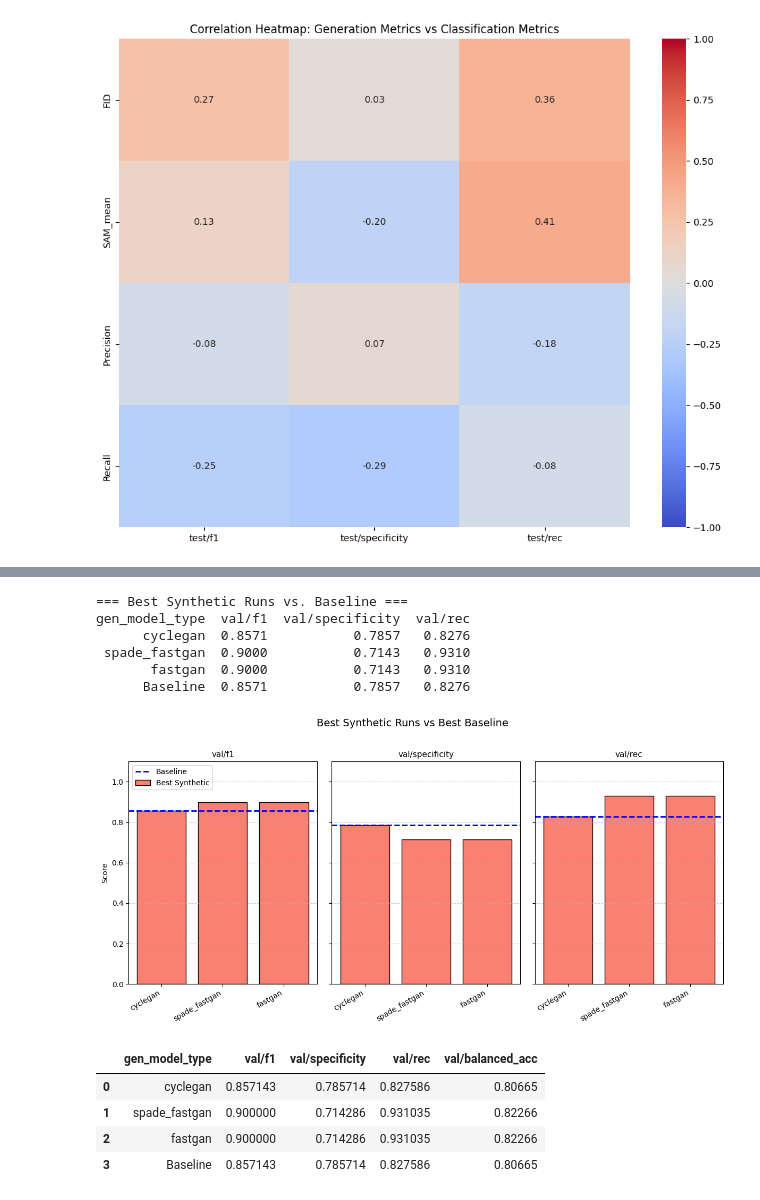
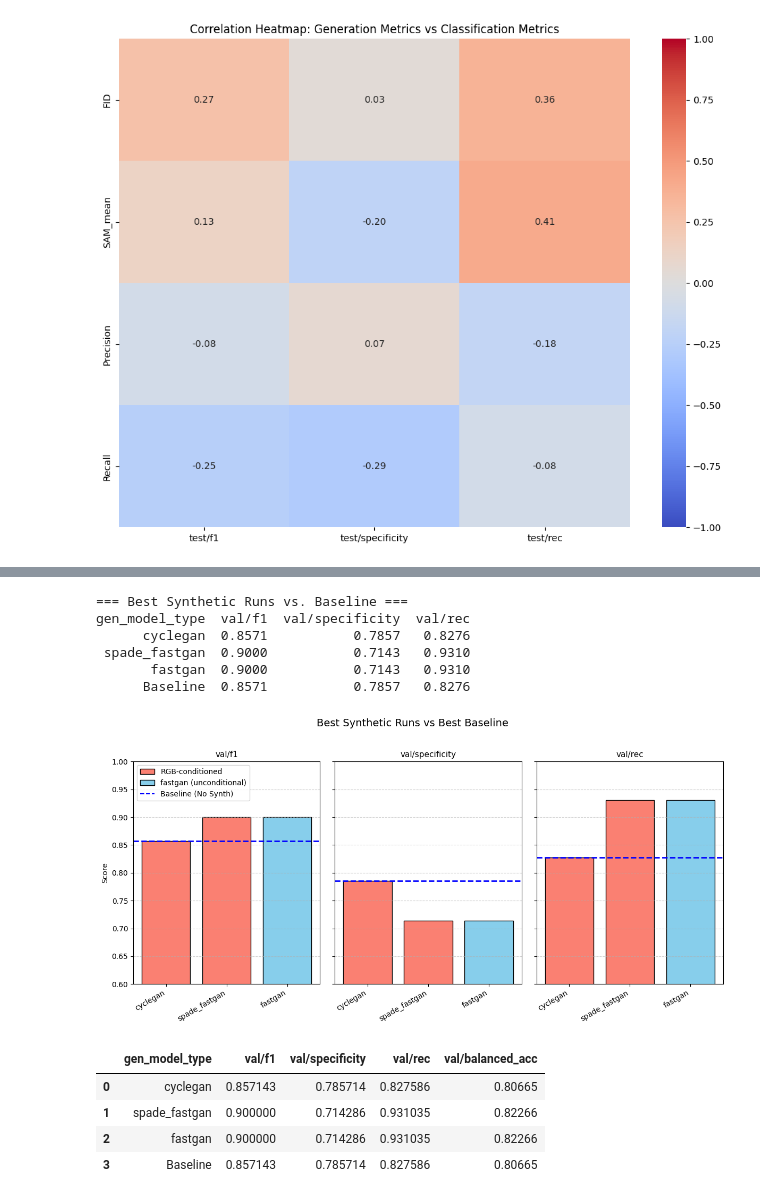
Before and after one commit to teaching-FEEC/dgm-2025.2, a Jupyter notebook: projects/hyperskin/notebooks/explore_synth_runs.ipynb, the cells around one changed output, grey strips where cells are left out. Drawn from its saved outputs; the diff is of its cells as text; code cells hidden in the pictures.

Commit message:
updated best gen model figure

```diff
--- a/projects/hyperskin/notebooks/explore_synth_runs.ipynb
+++ b/projects/hyperskin/notebooks/explore_synth_runs.ipynb
@@ -429,7 +429,7 @@ comparison_df = pd.concat(
 print("\n=== Best Synthetic Runs vs. Baseline ===")
 print(comparison_df.round(4).to_string(index=False))
 
-# --- Plot (unchanged) ---
+# --- Plot (with fastgan highlighted) ---
 fig, axes = plt.subplots(
     1, len(metrics), figsize=(4 * len(metrics), 6), sharey=True
 )
@@ -437,43 +437,63 @@ fig, axes = plt.subplots(
 x = np.arange(len(data))
 for i, metric in enumerate(metrics):
     ax = axes[i]
+
     synth_vals = [vals[i] for _, vals in data]
     baseline_val = best_baseline_run[metric]
 
-    ax.bar(
+    # Determine bar colors: green for 'fastgan', salmon otherwise
+    bar_colors = [
+        'skyblue' if gen_model == 'fastgan' else 'salmon'
+        for gen_model, _ in data
+    ]
+
+    bars = ax.bar(
         x,
         synth_vals,
-        color='salmon',
+        color=bar_colors,
         edgecolor='black',
         label='Best Synthetic',
     )
+
+    # Add legend elements manually
+    from matplotlib.patches import Patch
+    handles = [
+        Patch(facecolor='salmon', edgecolor='black', label='RGB-conditioned'),
+        Patch(facecolor='skyblue', edgecolor='black', label='fastgan (unconditional)'),
+    ]
+    if i == 0:
+        ax.legend(handles=handles + [plt.Line2D([], [], color='blue', linestyle='--', label='Baseline (No Synth)')],
+                  loc='upper left')
+
     ax.axhline(
         baseline_val,
         color='blue',
         linestyle='--',
         linewidth=2,
-        label='Baseline' if i == 0 else None,
+        label=None,
     )
 
     ax.set_title(metric, fontsize=11)
     ax.set_xticks(x)
     ax.set_xticklabels([d[0] for d in data], rotation=30, ha='right')
-    ax.set_ylim(0, 1.1)
+    ax.set_ylim(0.6, 1)
     ax.grid(axis='y', linestyle='--', alpha=0.6)
 
 axes[0].set_ylabel('Score')
-axes[0].legend(loc='upper left')
 fig.suptitle('Best Synthetic Runs vs Best Baseline', fontsize=14)
 plt.tight_layout(rect=[0, 0, 1, 0.96])
 plt.show()
+
+# save figure with high resolution
+# fig.savefig('best_gen_models.png', dpi=300)
 # %% [output]
 === Best Synthetic Runs vs. Baseline ===
 gen_model_type  val/f1  val/specificity  val/rec
       cyclegan  0.8571           0.7857   0.8276
  spade_fastgan  0.9000           0.7143   0.9310
        fastgan  0.9000           0.7143   0.9310
       Baseline  0.8571           0.7857   0.8276
-[figure, old version]
+[figure, new version]
 # %%
 comparison_df
 # %% [output]
```
Also changed, not shown: 5 other files.
